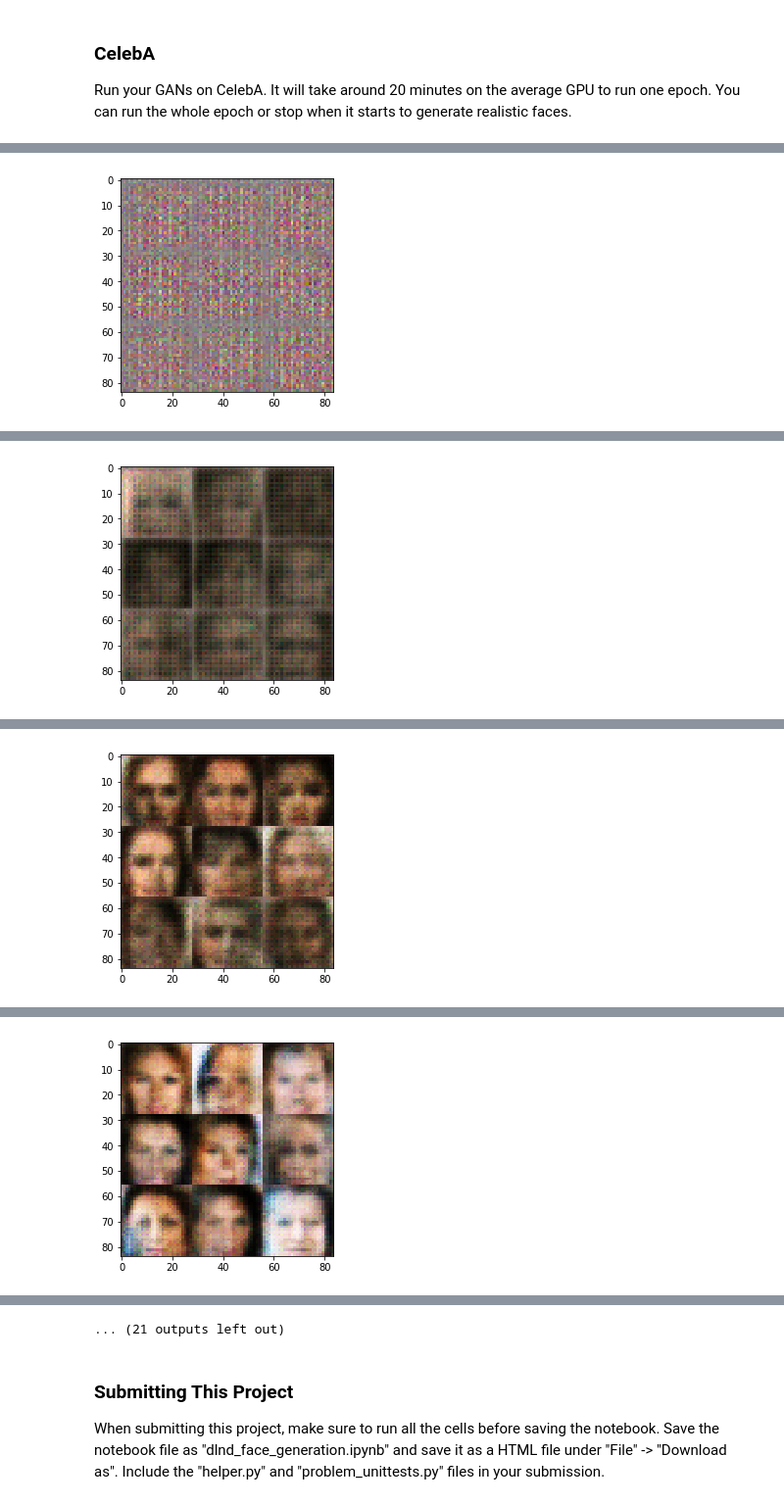
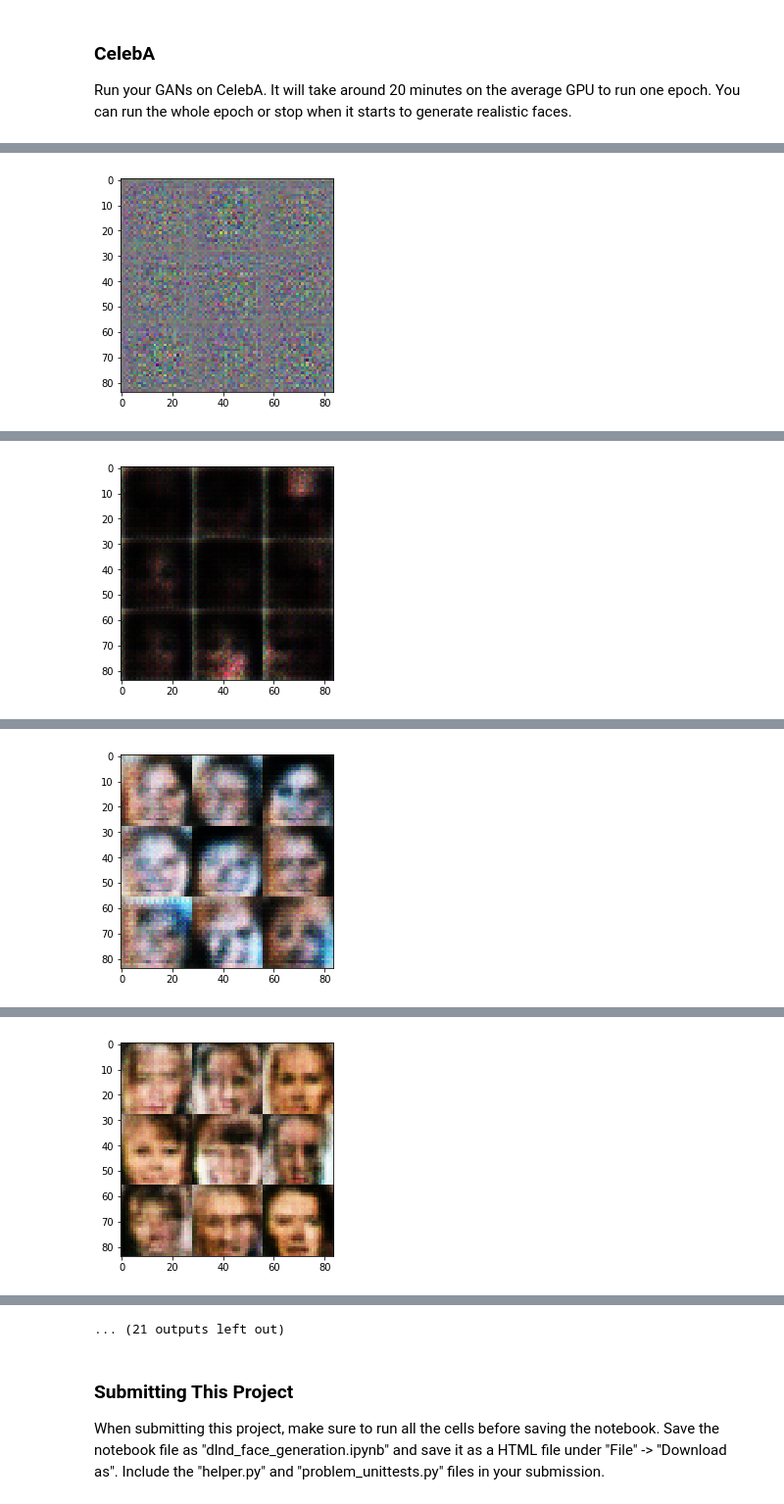
Before and after one commit to sachinruk/face_gen, a Jupyter notebook: dlnd_face_generation.ipynb, the cells around one changed output, grey strips where cells are left out. Shown at 98% size. Saved outputs shown, nothing was run; the diff lists cells and outputs as text; code cells hidden in the pictures.

```diff
--- a/dlnd_face_generation.ipynb
+++ b/dlnd_face_generation.ipynb
@@ -135,6 +135,7 @@ Tests Passed
 Implement `discriminator` to create a discriminator neural network that discriminates on `images`.  This function should be able to reuse the variabes in the neural network.  Use [`tf.variable_scope`](https://www.tensorflow.org/api_docs/python/tf/variable_scope) with a scope name of "discriminator" to allow the variables to be reused.  The function should return a tuple of (tensor output of the generator, tensor logits of the generator).
 # %%
 alpha = 0.1
+leaky_relu = lambda x: tf.maximum(alpha * x, x)
 
 def discriminator(images, reuse=False):
     """
@@ -145,23 +146,22 @@ def discriminator(images, reuse=False):
     """
     # TODO: Implement Function
     with tf.variable_scope('discriminator', reuse=reuse):
-        # Input layer is 32x32x3
-        x1 = tf.layers.conv2d(images, 64, 5, strides=2, padding='same')
-        relu1 = tf.maximum(alpha * x1, x1)
-        # 16x16x64
+        # Input layer is 28x28x3
+        x1 = tf.layers.conv2d(images, 64, 5, strides=2, padding='same',
+                              kernel_initializer=tf.contrib.layers.xavier_initializer_conv2d())
+        relu1 = leaky_relu(x1)
+        relu1 = tf.layers.dropout(relu1, rate=0.1, training=True)
+        # 14x14x64
 
-        x2 = tf.layers.conv2d(relu1, 128, 5, strides=2, padding='same')
+        x2 = tf.layers.conv2d(relu1, 128, 5, strides=2, padding='same',
+                              kernel_initializer=tf.contrib.layers.xavier_initializer_conv2d())
         bn2 = tf.layers.batch_normalization(x2, training=True)
-        relu2 = tf.maximum(alpha * bn2, bn2)
-        # 8x8x128
-
-        x3 = tf.layers.conv2d(relu2, 256, 5, strides=2, padding='same')
-        bn3 = tf.layers.batch_normalization(x3, training=True)
-        relu3 = tf.maximum(alpha * bn3, bn3)
-        # 4x4x256
+        relu2 = leaky_relu(bn2)
+        relu2 = tf.layers.dropout(relu2, rate=0.1, training=True)
+        # 7x7x128
 
         # Flatten it
-        flat = tf.reshape(relu3, (-1, 4*4*256))
+        flat = tf.reshape(relu2, (-1, 7*7*128))
         logits = tf.layers.dense(flat, 1)
         out = tf.sigmoid(logits)
 
@@ -234,8 +250,11 @@ def model_loss(input_real, input_z, out_channel_dim):
     inputs_fake = generator(input_z, out_channel_dim)
     _, d_logits_real = discriminator(input_real)
     _, d_logits_fake = discriminator(inputs_fake, reuse=True)
+
+    label_smooth = 0.9
+
     d_loss = tf.reduce_mean(tf.nn.sigmoid_cross_entropy_with_logits(logits=d_logits_real,
-                                                                    labels=tf.ones_like(d_logits_real))) + \
+                                                                    labels=label_smooth*tf.ones_like(d_logits_real))) + \
              tf.reduce_mean(tf.nn.sigmoid_cross_entropy_with_logits(logits=d_logits_fake,
                                                                     labels=tf.zeros_like(d_logits_fake)))
     g_loss = tf.reduce_mean(tf.nn.sigmoid_cross_entropy_with_logits(logits=d_logits_fake,
@@ -348,20 +367,18 @@ def train(epoch_count, batch_size, z_dim, learning_rate, beta1, get_batches, dat
                 batch_z = np.random.uniform(-1, 1, size=(batch_size, z_dim))
 
                 # Run optimizers
-                _ = sess.run(d_trainer, feed_dict={real_im: batch_images, z_im: batch_z})
-                _ = sess.run(g_trainer, feed_dict={real_im: batch_images, z_im: batch_z})
+                _ = sess.run(d_trainer, feed_dict={real_im: 2*batch_images, z_im: batch_z})
+                _ = sess.run(g_trainer, feed_dict={real_im: 2*batch_images, z_im: batch_z})
 
-                if i % 40 == 0:
+                if i % 80 == 0:
                     # At the end of each epoch, get the losses and print them out
-                    train_loss_d = d_loss.eval({real_im: batch_images, z_im: batch_z})
+                    train_loss_d = d_loss.eval({real_im: 2*batch_images, z_im: batch_z})
                     train_loss_g = g_loss.eval({z_im: batch_z})
 
                     print("Epoch {}/{}...".format(epoch_i+1, epochs),
                           "Discriminator Loss: {:.4f}...".format(train_loss_d),
                           "Generator Loss: {:.4f}".format(train_loss_g))
-                    # Save losses to view after training
-#                     losses.append((train_loss_d, train_loss_g))
-                if i%100==0:
+                if i%200==0:
                     show_generator_output(sess, 9, z_im, out_channel_dim, data_image_mode)
 # %% [markdown]
 ### MNIST
@@ -407,7 +424,7 @@ Epoch 2/2... Discriminator Loss: 1.2282... Generator Loss: 4.3918
 ### CelebA
 Run your GANs on CelebA.  It will take around 20 minutes on the average GPU to run one epoch.  You can run the whole epoch or stop when it starts to generate realistic faces.
 # %%
-batch_size = 128
+batch_size = 64
 z_dim = 100
 learning_rate = 2e-4
 beta1 = 0.5
@@ -427 +444 @@ Epoch 1/1... Discriminator Loss: 3.0328... Generator Loss: 0.0580
-[figure, old version]
+[figure, new version]
@@ -430 +447 @@ Epoch 1/1... Discriminator Loss: 0.7784... Generator Loss: 2.1648
-[figure, old version]
+[figure, new version]
@@ -434 +451 @@ Epoch 1/1... Discriminator Loss: 0.5193... Generator Loss: 1.6692
-[figure, old version]
+[figure, new version]
@@ -437 +454 @@ Epoch 1/1... Discriminator Loss: 2.2085... Generator Loss: 4.9672
-[figure, old version]
+[figure, new version]
```
Also changed, not shown: parts of 3 cells of this notebook, 1 other file.
